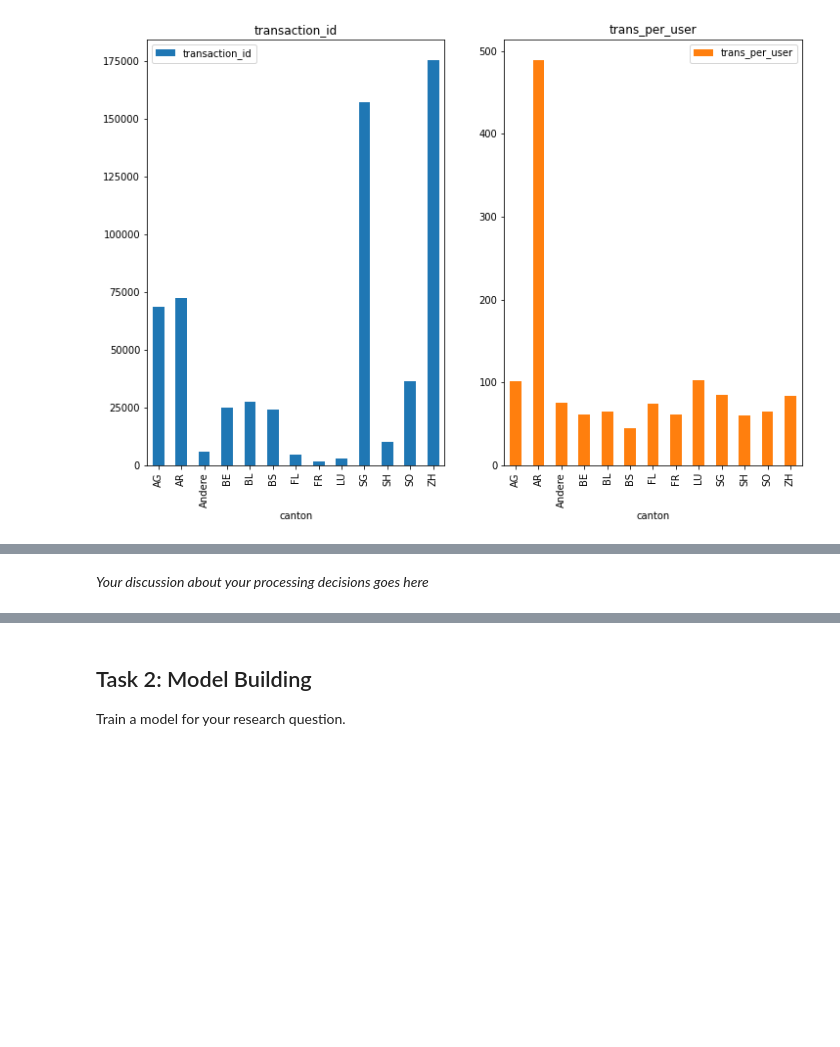
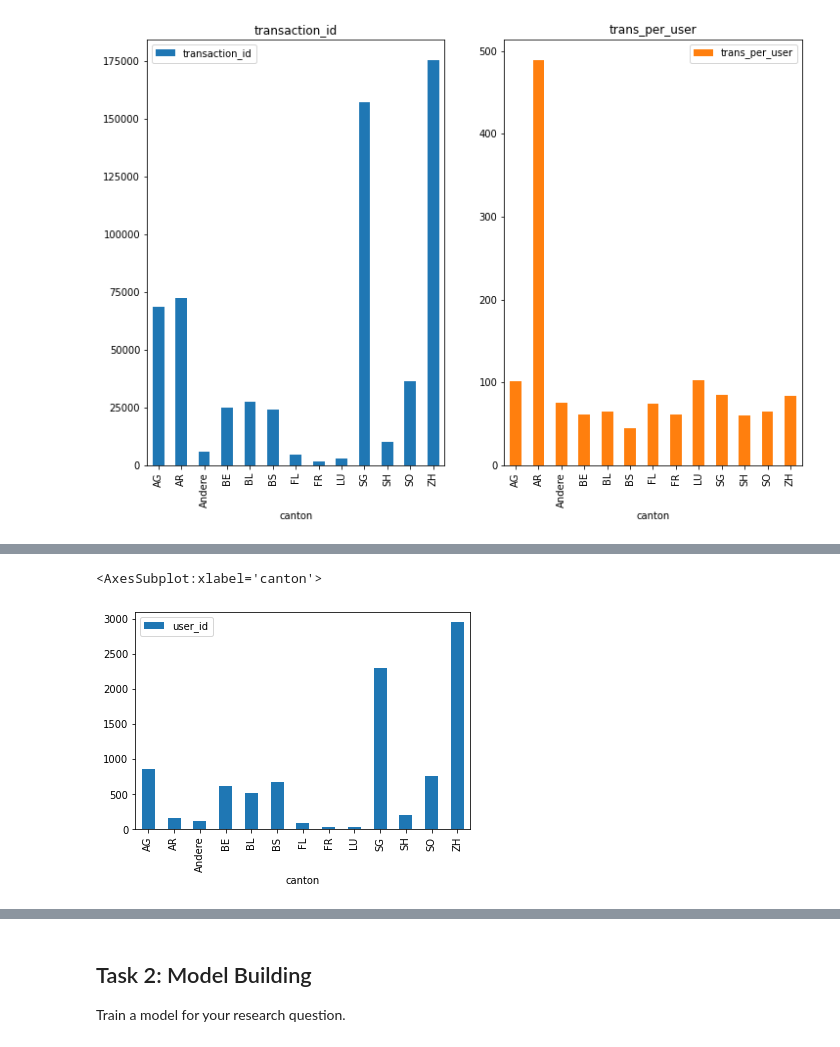
Before and after one commit to ML4BD/milestone-4-roguesgallery, a Jupyter notebook: notebooks/Milestone04/m4_lernnavi_342485.ipynb, the cells around one changed output, grey strips where cells are left out. Drawn from its saved outputs; the diff is of its cells as text; code cells hidden in the pictures; blank space fills up the shorter version.

```diff
--- a/notebooks/Milestone04/m4_lernnavi_342485.ipynb
+++ b/notebooks/Milestone04/m4_lernnavi_342485.ipynb
@@ -21,7 +21,7 @@ import numpy as np
 import pandas as pd
 import matplotlib.pyplot as plt
 
-DATA_DIR = './data' # You many change the directory
+DATA_DIR = '/Users/kc/Documents/milestone-4-roguesgallery/data/raw' # You many change the directory
 
 users = pd.read_csv('{}/users.csv.gz'.format(DATA_DIR))
 events = pd.read_csv('{}/events.csv.gz'.format(DATA_DIR))
@@ -71,12 +71,22 @@ events, transactions = remove_users(events, transactions)
 # %% [markdown]
 ### Cantonal representation within the data set
 # %%
-user_canton = users[['user_id', 'canton']]
-activity_per_canton = transactions.merge(user_canton, on='user_id', how='left')
-canton_transactions = activity_per_canton.pivot_table(index='canton',
-                                                      values=['transaction_id', 'user_id'],
-                                                      aggfunc={'transaction_id':'count', 'user_id':'nunique'}).reset_index()
-canton_transactions['trans_per_user'] = canton_transactions['transaction_id']/canton_transactions['user_id']
+def activity_per(colname):
+
+    users_per = users[['user_id', colname]]
+    size_per = users_per.pivot_table(index=colname, values=['user_id'], aggfunc='nunique').reset_index()
+
+    activity_per = transactions.merge(users_per, on='user_id', how='left')
+    transactions_per = activity_per.pivot_table(index=colname,
+                                                values=['transaction_id', 'user_id'],
+                                                aggfunc={'transaction_id':'count', 'user_id':'nunique'}).reset_index()
+    transactions_per['trans_per_user'] = transactions_per['transaction_id']/transactions_per['user_id']
+
+    return users_per, size_per, transactions_per
+
+
+
+users_canton, canton_size, canton_transactions = activity_per('canton')
 ax = canton_transactions.plot.bar(x='canton',
                                   y=['transaction_id', 'trans_per_user'],
                                   subplots=True,
@@ -91,2 +97,5 @@ ax = canton_transactions.plot.bar(x='canton',
-# %% [markdown]
-*Your discussion about your processing decisions goes here*
+# %%
+canton_size.plot.bar(x='canton', y='user_id')
+# %% [output]
+<AxesSubplot:xlabel='canton'>
+[figure, added]
```
Also changed, not shown: parts of 13 cells of this notebook.
